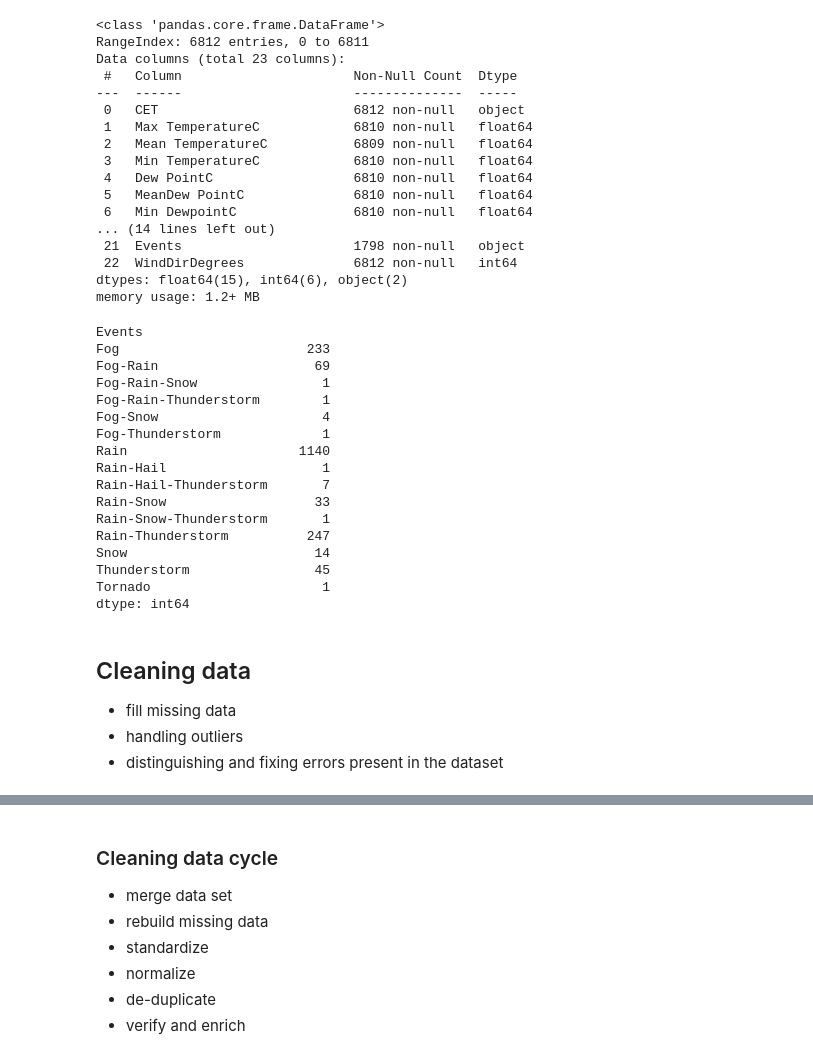
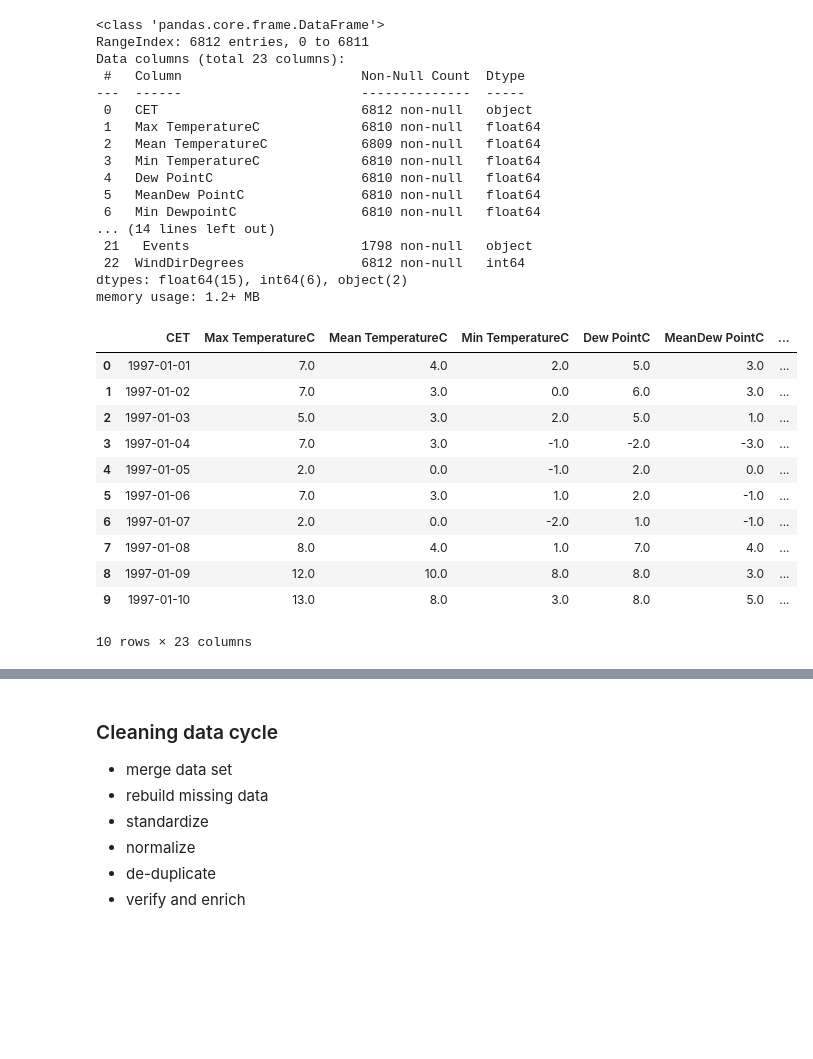
Before and after one commit to nnyPRO/Daily_Weather, a Jupyter notebook: code/Ta.ipynb, the cells around one changed output, grey strips where cells are left out. Saved outputs shown, nothing was run; the diff lists cells and outputs as text; code cells hidden in the pictures; blank space fills up the shorter version.

```diff
--- a/code/Ta.ipynb
+++ b/code/Ta.ipynb
@@ -43,27 +44,17 @@ Data columns (total 23 columns):
 dtypes: float64(15), int64(6), object(2)
 memory usage: 1.2+ MB
-# %%
-data.groupby('Events').size()
-# %% [output]
-Events
-Fog                        233
-Fog-Rain                    69
-Fog-Rain-Snow                1
-Fog-Rain-Thunderstorm        1
-Fog-Snow                     4
-Fog-Thunderstorm             1
-Rain                      1140
-Rain-Hail                    1
-Rain-Hail-Thunderstorm       7
-Rain-Snow                   33
-Rain-Snow-Thunderstorm       1
-Rain-Thunderstorm          247
-Snow                        14
-Thunderstorm                45
-Tornado                      1
-dtype: int64
-# %% [markdown]
-## Cleaning data
-- fill missing data
-- handling outliers
-- distinguishing and fixing errors present in the dataset
+# %%
+data.head(10)
+# %% [output]
+|  | CET | Max TemperatureC | Mean TemperatureC | Min TemperatureC | Dew PointC | MeanDew PointC | ... |
+| 0 | 1997-01-01 | 7.0 | 4.0 | 2.0 | 5.0 | 3.0 | ... |
+| 1 | 1997-01-02 | 7.0 | 3.0 | 0.0 | 6.0 | 3.0 | ... |
+| 2 | 1997-01-03 | 5.0 | 3.0 | 2.0 | 5.0 | 1.0 | ... |
+| 3 | 1997-01-04 | 7.0 | 3.0 | -1.0 | -2.0 | -3.0 | ... |
+| 4 | 1997-01-05 | 2.0 | 0.0 | -1.0 | 2.0 | 0.0 | ... |
+| 5 | 1997-01-06 | 7.0 | 3.0 | 1.0 | 2.0 | -1.0 | ... |
+| 6 | 1997-01-07 | 2.0 | 0.0 | -2.0 | 1.0 | -1.0 | ... |
+| 7 | 1997-01-08 | 8.0 | 4.0 | 1.0 | 7.0 | 4.0 | ... |
+| 8 | 1997-01-09 | 12.0 | 10.0 | 8.0 | 8.0 | 3.0 | ... |
+| 9 | 1997-01-10 | 13.0 | 8.0 | 3.0 | 8.0 | 5.0 | ... |
+10 rows × 23 columns
```
Also changed, not shown: parts of 17 cells of this notebook.
